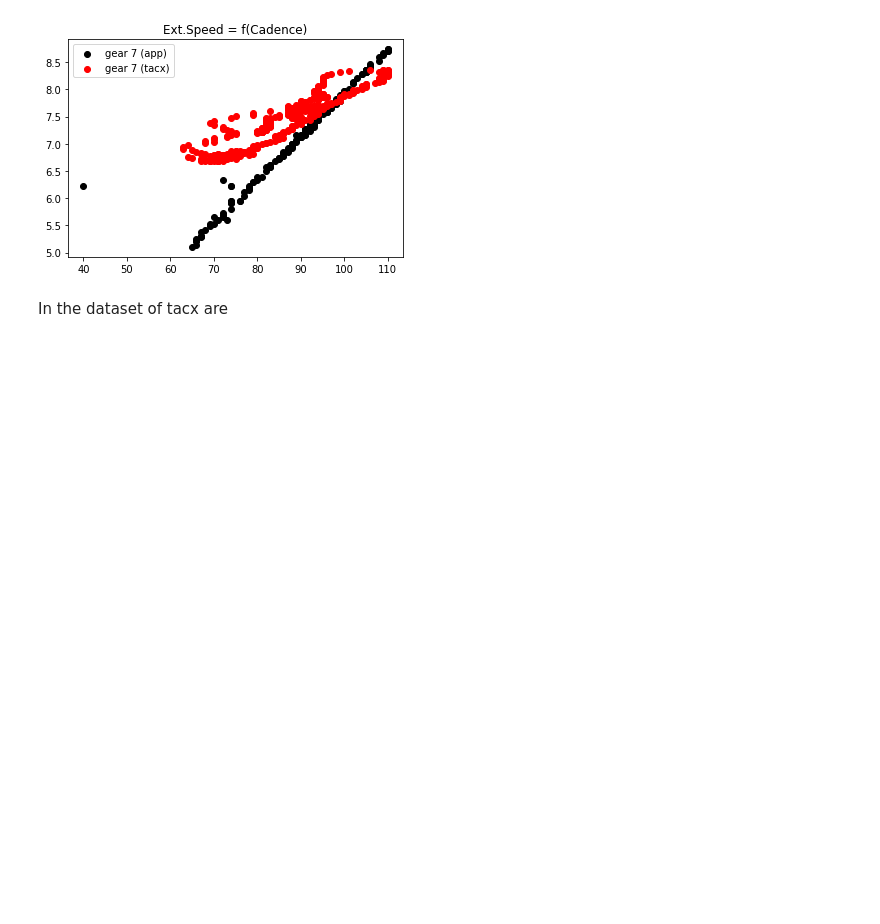
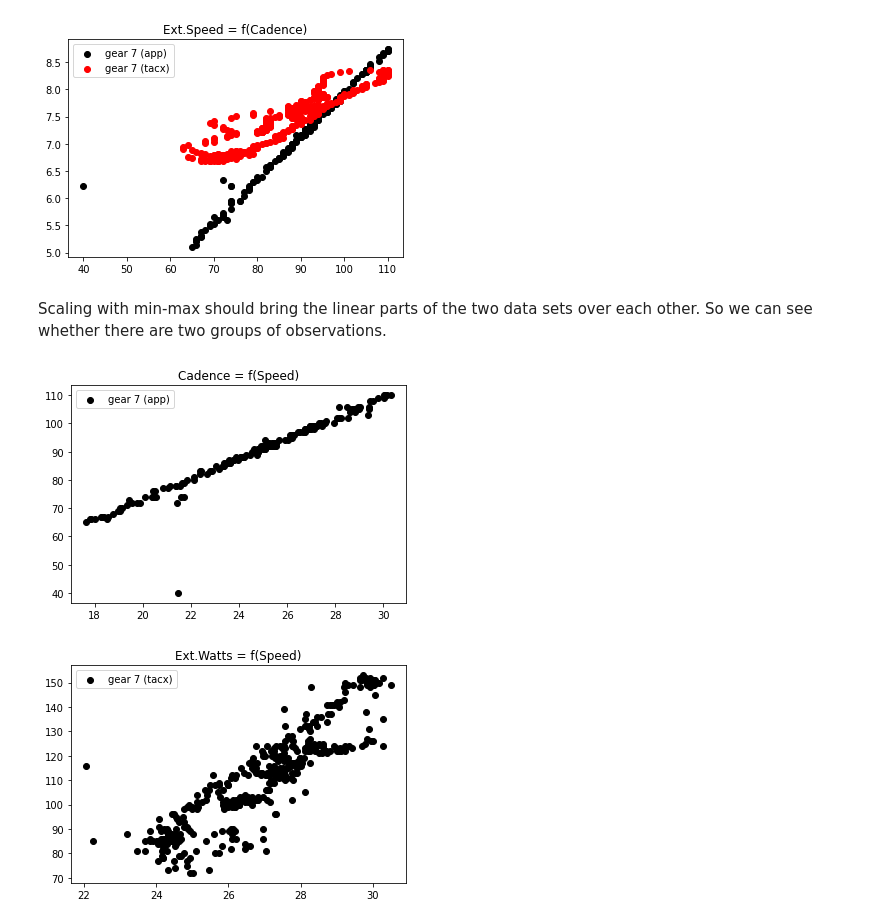
Before and after one commit to bruennijs/indoor-virtual-power-prediction, a Jupyter notebook: regression_by_speed.ipynb, the cells around one changed output. Cells and saved outputs as stored; diff of their text form; code cells hidden in the pictures; blank space fills up the shorter version.

```diff
--- a/classification_gear.ipynb
+++ b/regression_by_speed.ipynb
@@ -41,22 +44,22 @@ import matplotlib.pyplot as plt
 
 
 
-def plot(X_train: pd.DataFrame, y_train: pd.Series, point_color='black', legend_label='unknown') -> None:
+def plot2d(X_train: pd.Series, y_train: pd.Series, point_color='black', legend_label='unknown') -> None:
     # Plot X_train -> y_train
     plt.scatter(X_train, y_train,  color=point_color, label=legend_label)
-    plt.title("{} = f({})".format(y_train.name, reduce(lambda l, r: "{}, {}".format(l, r), X_train.columns)))
+    plt.title("{} = f({})".format(y_train.name, X_train.name))
     plt.xticks()
     plt.yticks()
     plt.legend()
 
 # === gear 7
 X, y = dts_gear7.cadence_to_speed()
-plot(pd.DataFrame(y), X.iloc[:,0], legend_label='gear 7 (app)')
+plot2d(y, X.iloc[:,0], legend_label='gear 7 (app)')
 X, y = dts_gear20.cadence_to_speed()
-plot(pd.DataFrame(y), X.iloc[:,0], point_color='green', legend_label='gear 20 (app)')
+plot2d(y, X.iloc[:,0], point_color='green', legend_label='gear 20 (app)')
 
 X, y = dts_tacx_gear7.cadence_to_speed()
-plot(pd.DataFrame(y), X.iloc[:,0], point_color='red', legend_label='gear 7 (tacx)')
+plot2d(y, X.iloc[:,0], point_color='red', legend_label='gear 7 (tacx)')
 
 plt.show()
 plt.close()
@@ -72,4 +75,22 @@ plot(X, y, point_color='red', legend_label='gear 7 (tacx)')
 # %% [output]
 [figure]
-# %% [markdown]
-In the dataset of tacx are
+# %% [markdown]
+Scaling with min-max should bring the linear parts of the two data sets over each other. So we can see whether there are two groups of observations.
+# %%
+from sklearn.preprocessing import MinMaxScaler
+
+def scale(*args: pd.Series):
+    return (MinMaxScaler().fit_transform(X) for X in args)
+
+X, y = dts_gear7.cadence_to_speed()
+# X_scaled, y_scaled = scale(X, y)
+plot2d(y, X.iloc[:, 0], point_color='black', legend_label='gear 7 (app)')
+plt.show()
+
+X, y = dts_tacx_gear7.speed_to_power()
+# X_scaled, y_scaled = scale(X, y)
+plot2d(X.iloc[:, 0], y , point_color='black', legend_label='gear 7 (tacx)')
+plt.show()
+# %% [output]
+[figure, added]
+[figure, added]
```
Also changed, not shown: parts of 5 cells of this notebook.
